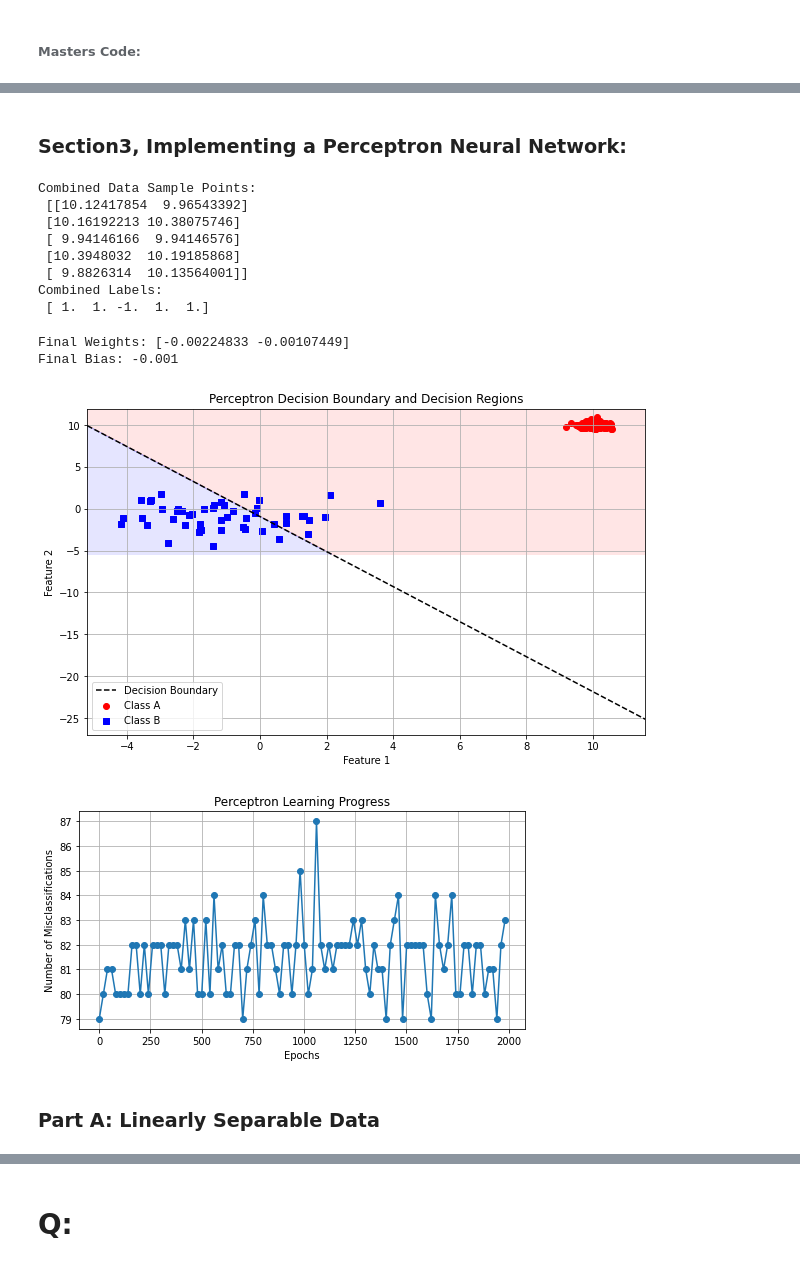
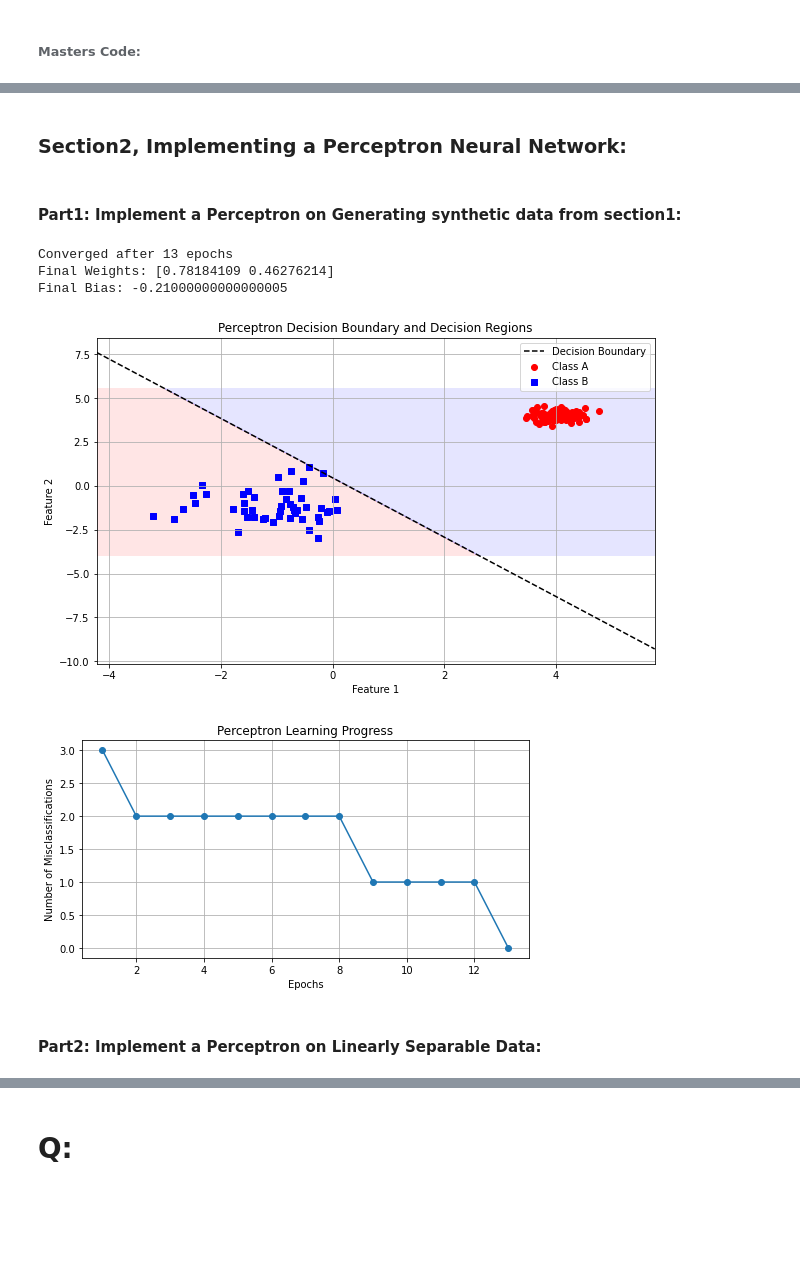
Before and after one commit to Ramtin-BeheshtAeen/intro-to-ml-code, a Jupyter notebook: introduction_to_machine_learning/session-4-Linear Classification and Perceptron Neural Network.ipynb, the cells around one changed output, grey strips where cells are left out. Cells and saved outputs as stored; diff of their text form; code cells hidden in the pictures; blank space fills up the shorter version.

Commit message:
fixed error of not convergance and reordered codes

```diff
--- a/introduction_to_machine_learning/session-4-Linear Classification and Perceptron Neural Network.ipynb
+++ b/introduction_to_machine_learning/session-4-Linear Classification and Perceptron Neural Network.ipynb
@@ -15,13 +15,15 @@ np.random.seed(42)
 #in summary, this code generates a 2D array of 100 random points
 #in 2D space, where each point is normally distributed around the
 # mean (4, 4) with a standard deviation of 0.25.
-class_A = np.random.normal(loc=(10,10), scale=0.25, size=(190,2))
+class_A = np.random.normal(loc=(4,4), scale=0.25, size=(100,2))
 #This code creates a 1D array of ones with the same number of
 #elements as the number of rows in the class_A array.
-label_A = np.ones(class_A.shape[0])
+label_A = np.ones(class_A.shape[0])  # Class A as +1 labels
 
-class_B = np.random.normal(loc=(-1, -1), scale=1.5, size=(50,2))
-label_B = np.zeros(class_B.shape[0])
+class_B = np.random.normal(loc=(-1, -1), scale=0.9, size=(50,2))
+#label_B = np.zeros(class_B.shape[0])  #Class be should be -1 not 0
+label_B = -1 * np.ones(class_B.shape[0])  # Class B as -1
+
 
 plt.figure(figsize=(8, 6))
 plt.scatter(class_A[:, 0], class_A[:, 1], label='Class A', color='blue')
@@ -127,9 +129,9 @@ plt.show()
 # %% [markdown]
-### Section3, Implementing a Perceptron Neural Network:
+### Section2, Implementing a Perceptron Neural Network:
+# %% [markdown]
+#### Part1: Implement a Perceptron on Generating synthetic data from section1:
 # %%
 from random import sample
-
-
 class Perceptron:
     def __init__(self, learning_rate=0.01, n_epochs=1000):
         self.learning_rate = learning_rate
@@ -154,8 +156,9 @@ class Perceptron:
         n_samples, n_features = X.shape
 
         #Starting weights and bias with zero:
-        self.weights = np.zeros(n_features)
-        self.bias    = 0.00
+        #self.weights = np.zeros(n_features)
+        self.weights   = np.random.rand(n_features)
+        self.bias      = 0.00
 
         for epoch in range(self.n_epochs):
             errors = 0
@@ -189,38 +192,21 @@ class Perceptron:
         """
         linear_output = np.dot(X, self.weights) + self.bias
         return self._unit_step(linear_output)
-# %%
-X_ab = np.vstack((class_A, class_B))
-y_ab = np.hstack( ( np.ones(class_A.shape[0]), -np.ones(class_B.shape[0]) ) )
-
-shuffle_idx = np.random.permutation(len(X_ab))
-X_AB_linear_sep_linear_sep_linear_sep, y_ab = X_ab[shuffle_idx], y_ab[shuffle_idx]
-
-print("Combined Data Sample Points:\n", X_ab[:5])
-print("Combined Labels:\n", y_ab[:5])
-# %% [output]
-Combined Data Sample Points:
- [[10.12417854  9.96543392]
- [10.16192213 10.38075746]
- [ 9.94146166  9.94146576]
- [10.3948032  10.19185868]
- [ 9.8826314  10.13564001]]
-Combined Labels:
- [ 1.  1. -1.  1.  1.]
 # %%
-perceptron = Perceptron(learning_rate=0.001, n_epochs=2000)
-perceptron.fit(X_ab, y_ab)
+perceptron = Perceptron(learning_rate=0.01, n_epochs=1000)
+perceptron.fit(X, y)
 
 print(f"Final Weights: {perceptron.weights}")
 print(f"Final Bias: {perceptron.bias}")
 # %% [output]
-Final Weights: [-0.00224833 -0.00107449]
-Final Bias: -0.001
+Converged after 13 epochs
+Final Weights: [0.78184109 0.46276214]
+Final Bias: -0.21000000000000005
 # %%
 from matplotlib.colors import ListedColormap
 
-x_min, x_max = X_ab[:, 0].min() - 1, X_ab[:, 0].max() + 1
-y_min, y_max = X_ab[:, 1].min() - 1, X_ab[:, 1].max() + 1
+x_min, x_max = X[:, 0].min() - 1, X[:, 0].max() + 1
+y_min, y_max = X[:, 1].min() - 1, X[:, 1].max() + 1
 xx, yy = np.meshgrid(np.linspace(x_min, x_max, 500),
                      np.linspace(y_min, y_max, 500))
 
@@ -252,19 +238,20 @@ plt.legend()
 plt.grid(True)
 plt.show()
 # %% [output]
-[figure, old version]
+[figure, new version]
 # %%
 plt.figure(figsize=(8, 4))
-plt.plot(range(1, len(perceptron.errors_) + 1, 20), perceptron.errors_[::20], marker='o')
+                                                                  #perceptron.errors_[::20]
+plt.plot(range(1,len(perceptron.errors_)+1,1), perceptron.errors_[::1], marker='o')
 plt.xlabel('Epochs')
 plt.ylabel('Number of Misclassifications')
 plt.title('Perceptron Learning Progress')
 plt.grid(True)
 plt.show()
 # %% [output]
-[figure, old version]
+[figure, new version]
 # %% [markdown]
-### Part A: Linearly Separable Data
+#### Part2: Implement a Perceptron on Linearly Separable Data:
 # %%
 def generate_ab_class(n_points=1000):
     dataset_A = []
```
Also changed, not shown: parts of 12 cells of this notebook.
